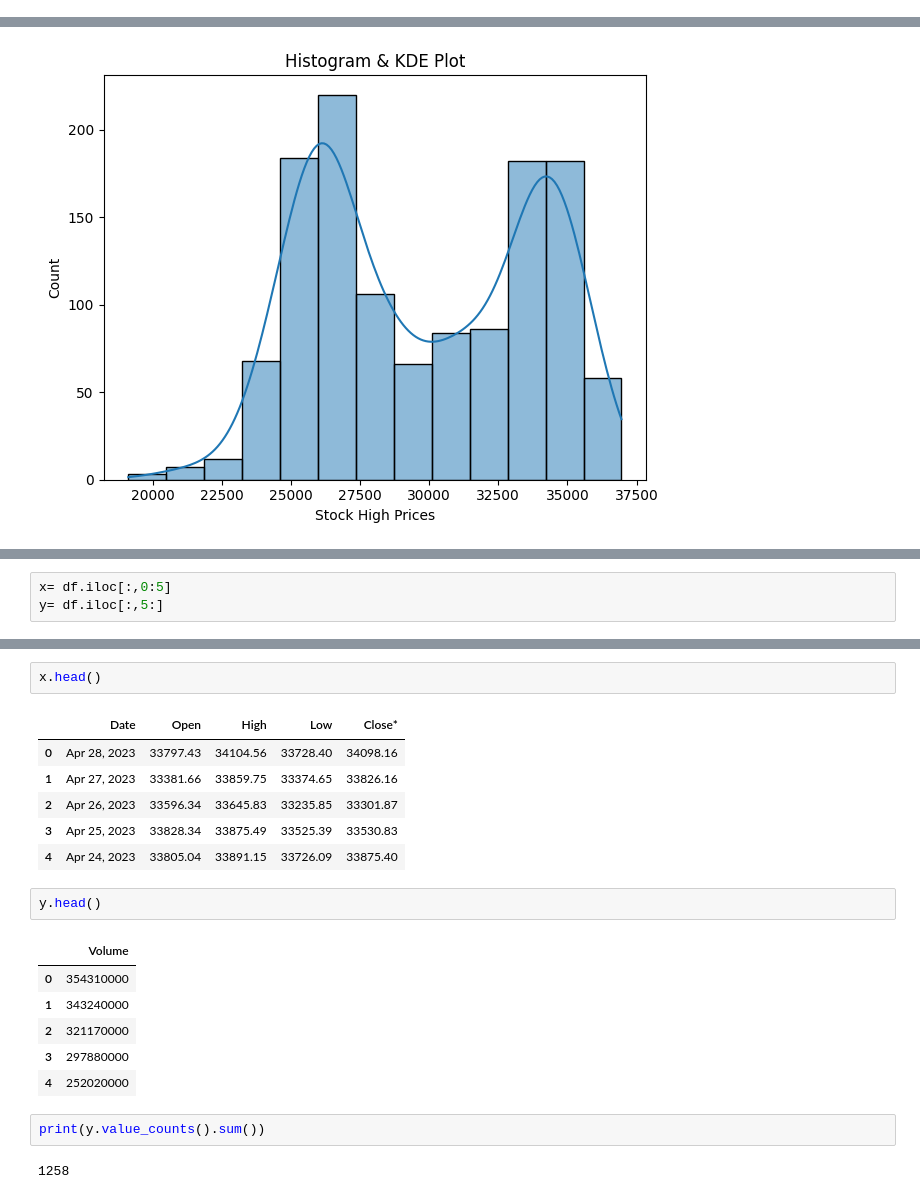
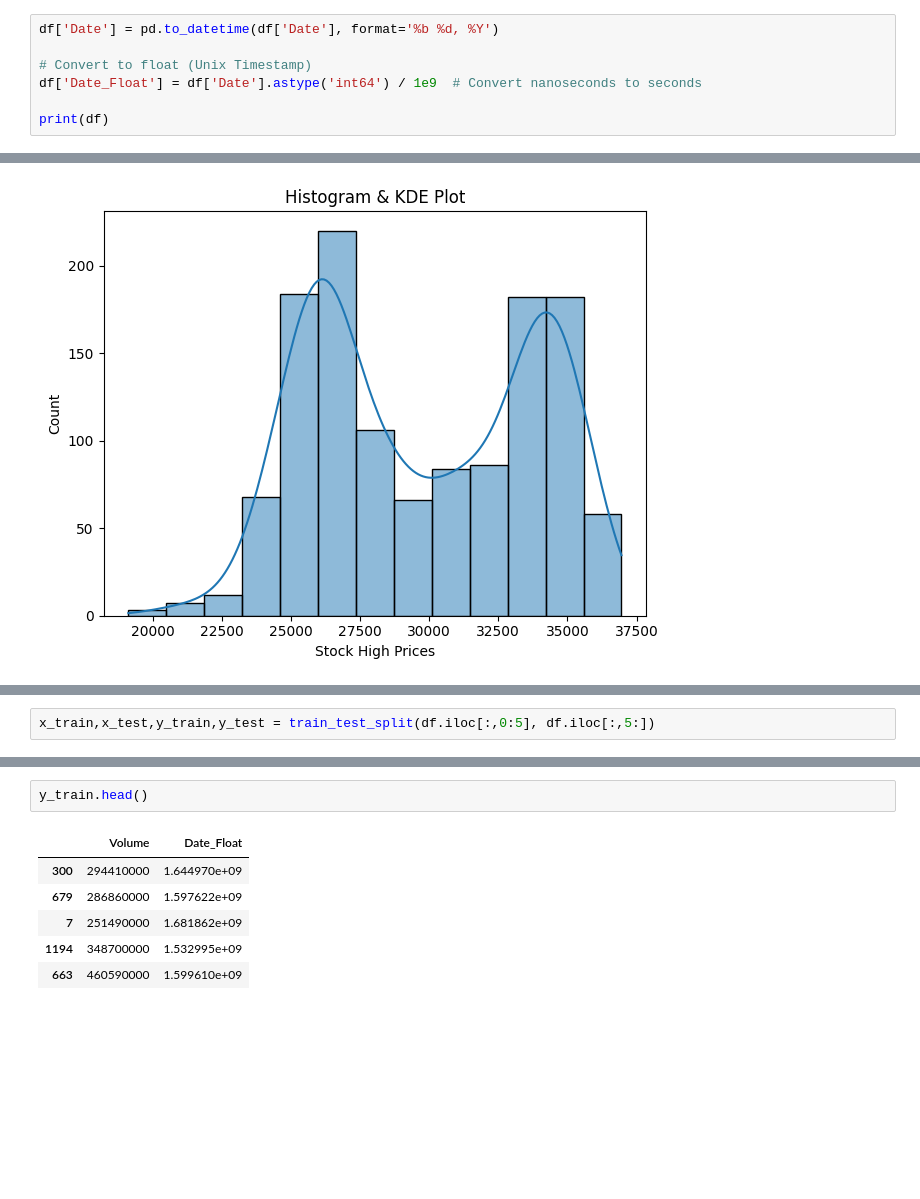
Before and after one commit to sumit-kumar-guptaa/Stock-Prediction, a Jupyter notebook: stock.ipynb, the cells around one changed output, grey strips where cells are left out. Saved outputs shown, nothing was run; the diff lists cells and outputs as text; blank space fills up the shorter version.

```diff
--- a/stock.ipynb
+++ b/stock.ipynb
@@ -46,0 +49,7 @@ df.sample(5)
+# %%
+df['Date'] = pd.to_datetime(df['Date'], format='%b %d, %Y')
+
+# Convert to float (Unix Timestamp)
+df['Date_Float'] = df['Date'].astype('int64') / 1e9  # Convert nanoseconds to seconds
+
+print(df)
@@ -79,3 +123,2 @@ from sklearn.linear_model import LogisticRegression
 # %%
-x= df.iloc[:,0:5]
-y= df.iloc[:,5:]
+x_train,x_test,y_train,y_test = train_test_split(df.iloc[:,0:5], df.iloc[:,5:])
@@ -82,22 +143,9 @@ y= df.iloc[:,5:]
 # %%
-x.head()
+y_train.head()
 # %% [output]
-|  | Date | Open | High | Low | Close* |
-| 0 | Apr 28, 2023 | 33797.43 | 34104.56 | 33728.40 | 34098.16 |
-| 1 | Apr 27, 2023 | 33381.66 | 33859.75 | 33374.65 | 33826.16 |
-| 2 | Apr 26, 2023 | 33596.34 | 33645.83 | 33235.85 | 33301.87 |
-| 3 | Apr 25, 2023 | 33828.34 | 33875.49 | 33525.39 | 33530.83 |
-| 4 | Apr 24, 2023 | 33805.04 | 33891.15 | 33726.09 | 33875.40 |
+|  | Volume | Date_Float |
+| 300 | 294410000 | 1.644970e+09 |
+| 679 | 286860000 | 1.597622e+09 |
+| 7 | 251490000 | 1.681862e+09 |
+| 1194 | 348700000 | 1.532995e+09 |
+| 663 | 460590000 | 1.599610e+09 |
-# %%
-y.head()
-# %% [output]
-|  | Volume |
-| 0 | 354310000 |
-| 1 | 343240000 |
-| 2 | 321170000 |
-| 3 | 297880000 |
-| 4 | 252020000 |
-# %%
-print(y.value_counts().sum())
-# %% [output]
-1258
```
Also changed, not shown: parts of 18 cells of this notebook.
